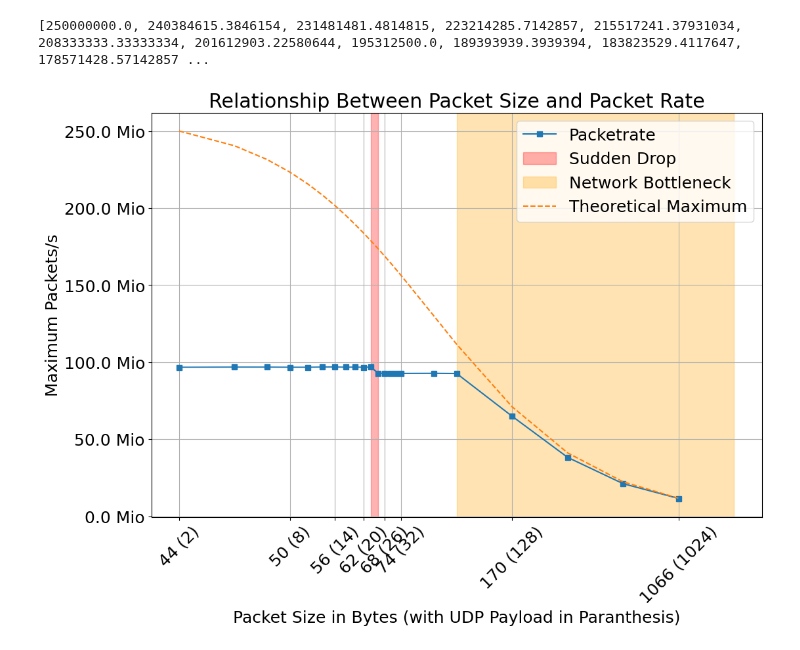
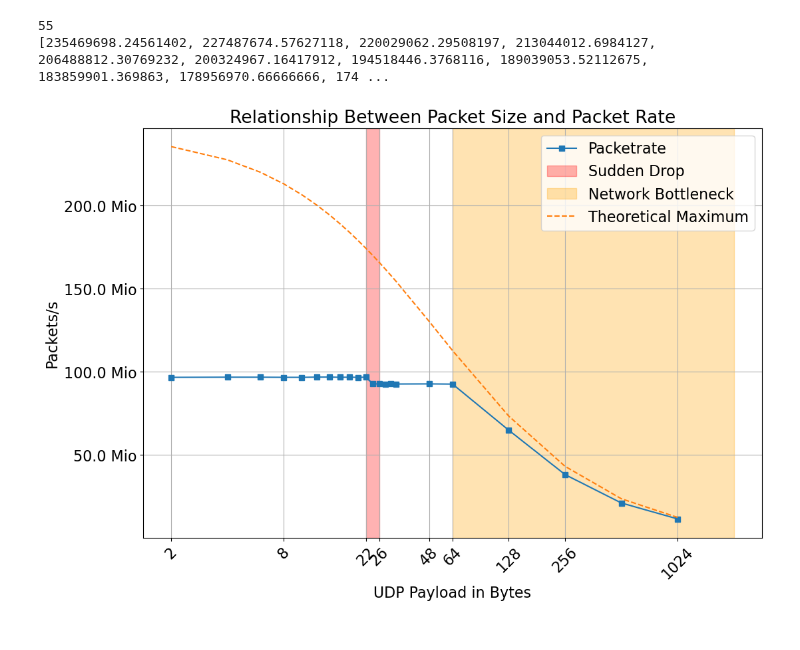
Before and after one commit to gespel/Bachelorarbeit, a Jupyter notebook: notebooks/paper.ipynb, the cells around one changed output. Drawn from its saved outputs; the diff is of its cells as text; code cells hidden in the pictures.

Commit message:
refactored graphs for paper

```diff
--- a/notebooks/paper.ipynb
+++ b/notebooks/paper.ipynb
@@ -4,6 +4,17 @@ data = [(2, 96684422), (4, 96767781), (6, 96760818), (8, 96694682), (10, 9668432
 import matplotlib.pyplot as plt
 from matplotlib.ticker import ScalarFormatter
 from matplotlib.ticker import FuncFormatter
+
+
+ethernet_preamble = 8
+ethernet_header = 6 + 6 + 2
+ethernet_checksum = 4
+interpacket_gap = 1
+ip_header = 20
+udp_header = 8
+BASE_PACKET_SIZE = ethernet_preamble + ethernet_checksum + ethernet_header + interpacket_gap + ip_header + udp_header
+BASE_PACKET_SIZE_W = ethernet_checksum + ethernet_header + ip_header + udp_header
+print(BASE_PACKET_SIZE)
 
 p_size = []
 pps = []
@@ -11,42 +22,47 @@ pps = []
 def million_formatter(x, pos):
     return f'{x/1_000_000:.1f} Mio'
 
 
 for m in data:
     p_size.append(m[0])
     pps.append(m[1])
 
-theoretical = [(100_000_000_000/8)/(ps+48) for ps in p_size[0:]]
+theoretical = [(100*1024**3/8)/(ps+BASE_PACKET_SIZE) for ps in p_size[0:]]
 print(theoretical)
 
 plt.figure(figsize=(12, 8))
 plt.tight_layout()
+plt.rcParams.update({'font.size': 16})
 
 plt.plot(p_size, pps, "-s", label="Packetrate")
 plt.title("Relationship Between Packet Size and Packet Rate")
-plt.xlabel("Packet Size in Bytes (with UDP Payload in Paranthesis)")
-plt.ylabel("Maximum Packets/s")
+plt.xlabel("UDP Payload in Bytes")
+plt.ylabel("Packets/s")
 plt.xscale('log', base=2)
-plt.xticks(p_size[::3], [f"{val+42} ({val})" for val in p_size[::3]], rotation=45)
+tick_indecies = [0, 3, 10, 12, 16, 17, 18, 19,21]
+plt.xticks([p_size[i] for i in tick_indecies], [f"{p_size[i]}" for i in tick_indecies], rotation=45)
+#plt.xticks(p_size[::1], [f"{val+BASE_PACKET_SIZE_W} ({val})" for val in p_size[::1]], rotation=45)
 #plt.yticks(pps, [str(val) for val in pps])
 formatter = ScalarFormatter(useMathText=True)
 formatter.set_powerlimits((6, 9))
 #plt.gca().yaxis.set_major_formatter(formatter)
 #plt.ticklabel_format(axis='y', style='sci')
 
 plt.gca().yaxis.set_major_formatter(FuncFormatter(million_formatter))
-plt.axvspan(22, 24, color='red', alpha=0.3, label='Sudden Drop')
+#plt.axvspan(22, 22, color='red', alpha=0.3, label='Sudden Drop')
+plt.axvspan(22, 26, color='red', alpha=0.3, label='Sudden Drop')
 plt.axvspan(64, 2048, color='orange', alpha=0.3, label='Network Bottleneck')
 #plt.autoscale(False)
 plt.plot(p_size[0:], theoretical, "--", label="Theoretical Maximum")
 
-plt.legend()
+plt.legend(loc="upper right")
 plt.grid(True)
-plt.savefig("pps_pps.png")
+plt.savefig("pps_pps.pdf")
 plt.show()
 # %% [output]
-[250000000.0, 240384615.3846154, 231481481.4814815, 223214285.7142857, 215517241.37931034, 208333333.33333334, 201612903.22580644, 195312500.0, 189393939.3939394, 183823529.4117647, 178571428.57142857 ...
+55
+[235469698.24561402, 227487674.57627118, 220029062.29508197, 213044012.6984127, 206488812.30769232, 200324967.16417912, 194518446.3768116, 189039053.52112675, 183859901.369863, 178956970.66666666, 174 ...
-[figure, old version]
+[figure, new version]
 # %%
 import matplotlib.pyplot as plt
 from matplotlib.ticker import ScalarFormatter
```
Also changed, not shown: parts of 2 cells of this notebook, 5 other files.
